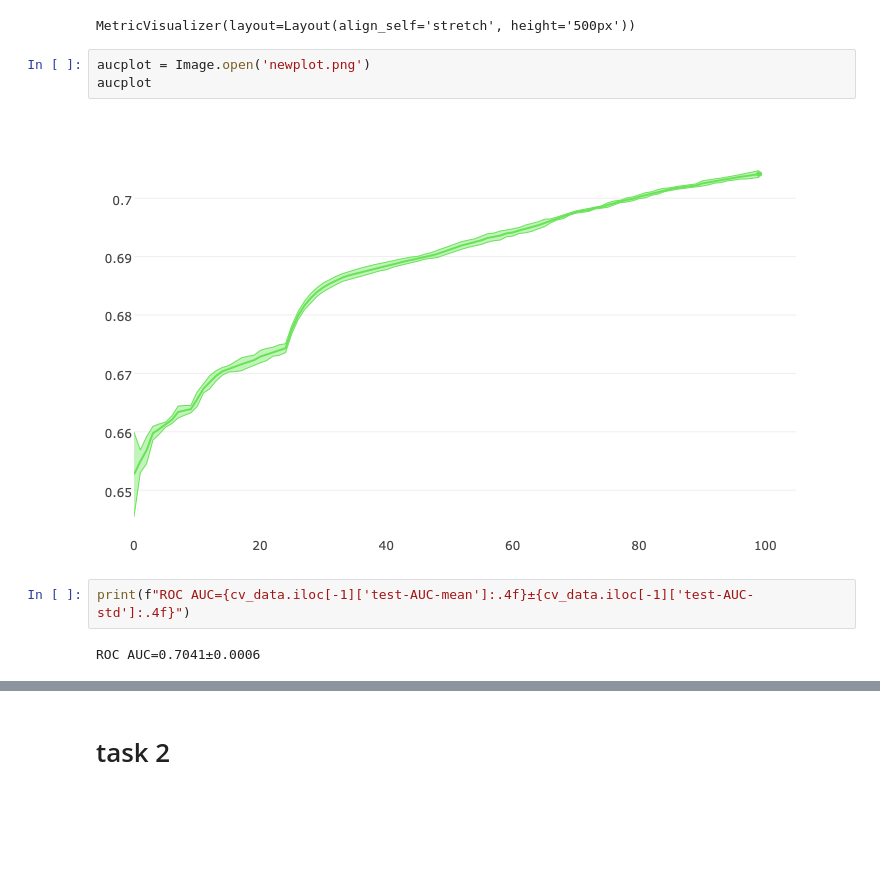
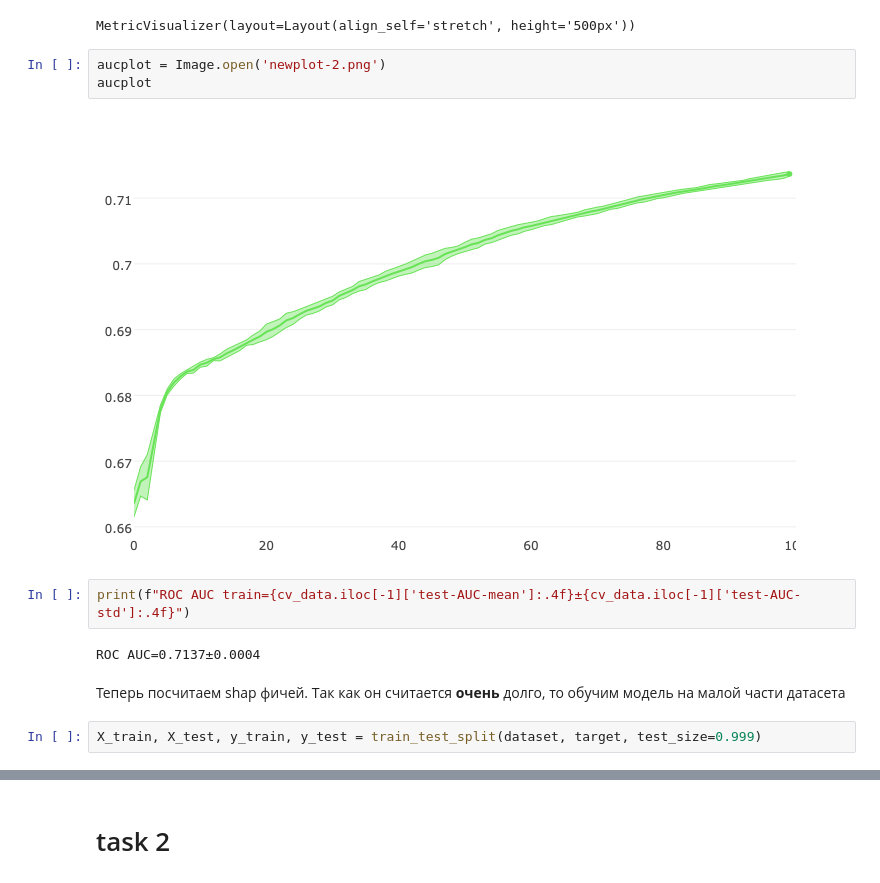
Before and after one commit to kraalfar/recsys, a Jupyter notebook: HW2.ipynb, the cells around one changed output, grey strips where cells are left out. Saved outputs shown, nothing was run; the diff lists cells and outputs as text; blank space fills up the shorter version.

```diff
--- a/HW2.ipynb
+++ b/HW2.ipynb
@@ -101,11 +112,15 @@ cv_data = cv(
 [interactive output not drawn]
 MetricVisualizer(layout=Layout(align_self='stretch', height='500px'))
 # %%
-aucplot = Image.open('newplot.png')
+aucplot = Image.open('newplot-2.png')
 aucplot
 # %% [output]
-[figure, old version]
+[figure, new version]
 # %%
-print(f"ROC AUC={cv_data.iloc[-1]['test-AUC-mean']:.4f}±{cv_data.iloc[-1]['test-AUC-std']:.4f}")
+print(f"ROC AUC train={cv_data.iloc[-1]['test-AUC-mean']:.4f}±{cv_data.iloc[-1]['test-AUC-std']:.4f}")
 # %% [output]
-ROC AUC=0.7041±0.0006
+ROC AUC=0.7137±0.0004
+# %% [markdown]
+Теперь посчитаем shap фичей. Так как он считается **очень** долго, то обучим модель на малой части датасета
+# %%
+X_train, X_test, y_train, y_test = train_test_split(dataset, target, test_size=0.999)
```
Also changed, not shown: parts of 19 cells of this notebook.
